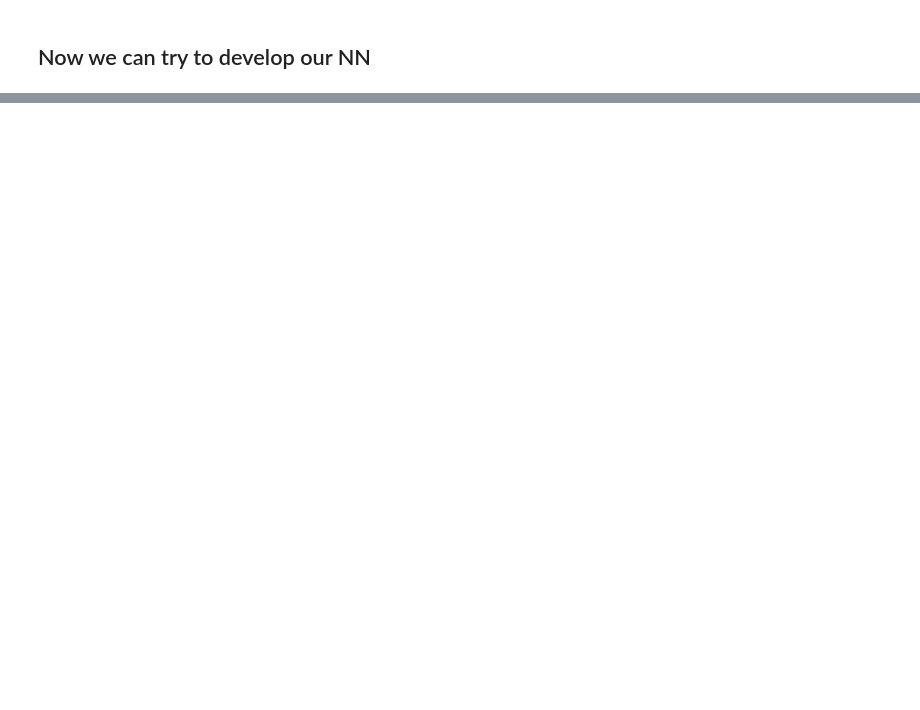
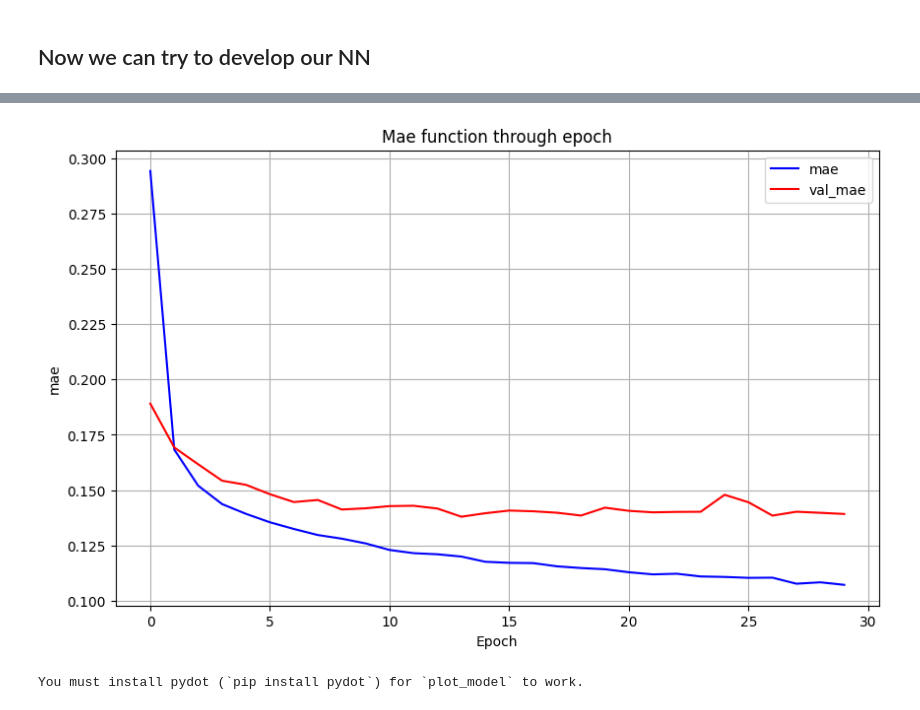
Before and after one commit to alelovo/Project_MachineLearning, a Jupyter notebook: NN.ipynb, the cells around one changed output, grey strips where cells are left out. Cells and saved outputs as stored; diff of their text form; code cells hidden in the pictures; blank space fills up the shorter version.

```diff
--- a/NN.ipynb
+++ b/NN.ipynb
@@ -80,0 +268,19 @@ model0=Sequential[(
+# %%
+plt.figure(figsize=(10,6))
+plt.plot(history_model_user1.history['mae'],color='blue',label='mae')
+plt.plot(history_model_user1.history['val_mae'],color='red',label='val_mae')
+plt.xlabel('Epoch')
+plt.ylabel('mae')
+plt.title('Mae function through epoch')
+plt.grid()
+plt.legend()
+plt.show()
+# %% [output]
+[figure, added]
+# %%
+# keras.utils.plot_model( model, show_shapes=True)
+keras.utils.plot_model(model_user1,show_shapes=True)
+
+# non mi plotta nulla --> da rivedere perchè non avevo pacchetto installato
+# %% [output]
+You must install pydot (`pip install pydot`) for `plot_model` to work.
```
Also changed, not shown: parts of 23 cells of this notebook, 2 other files.
